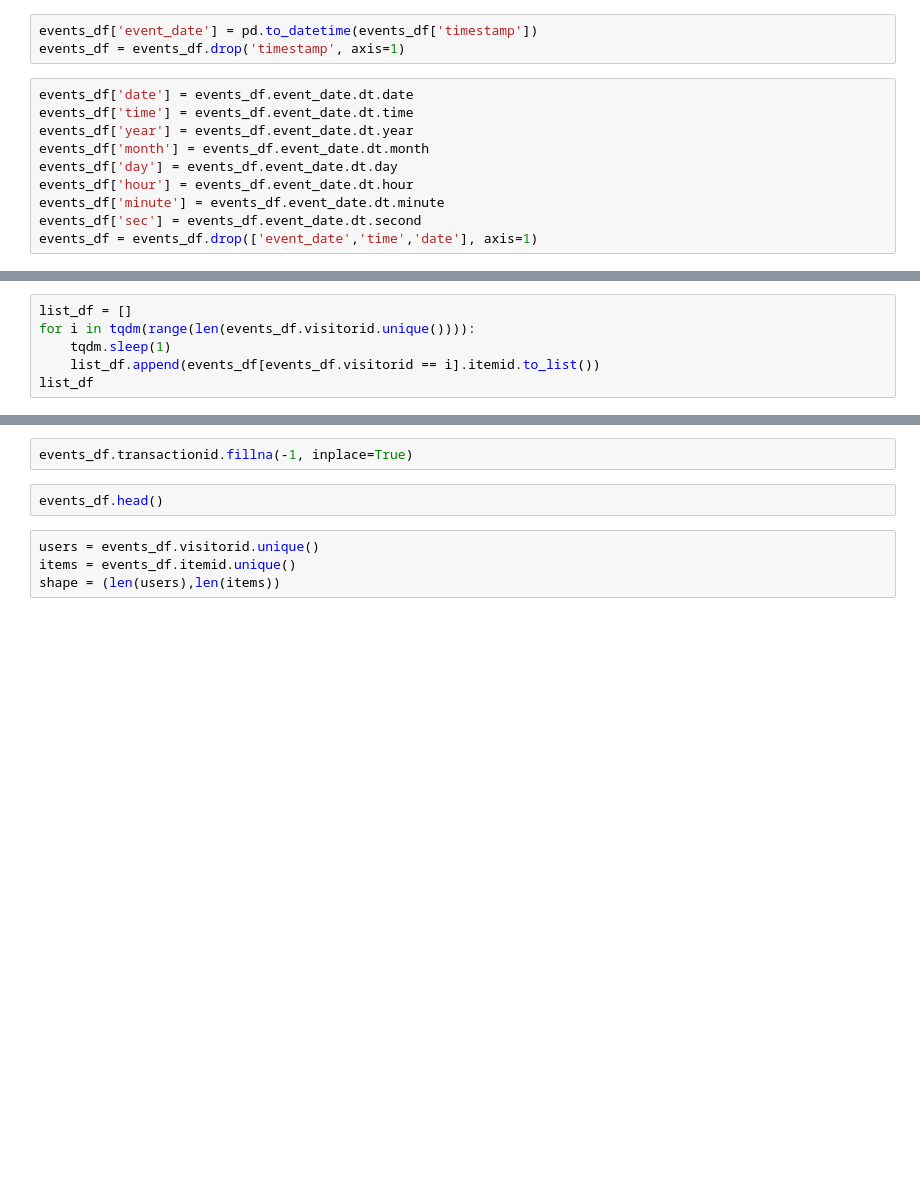
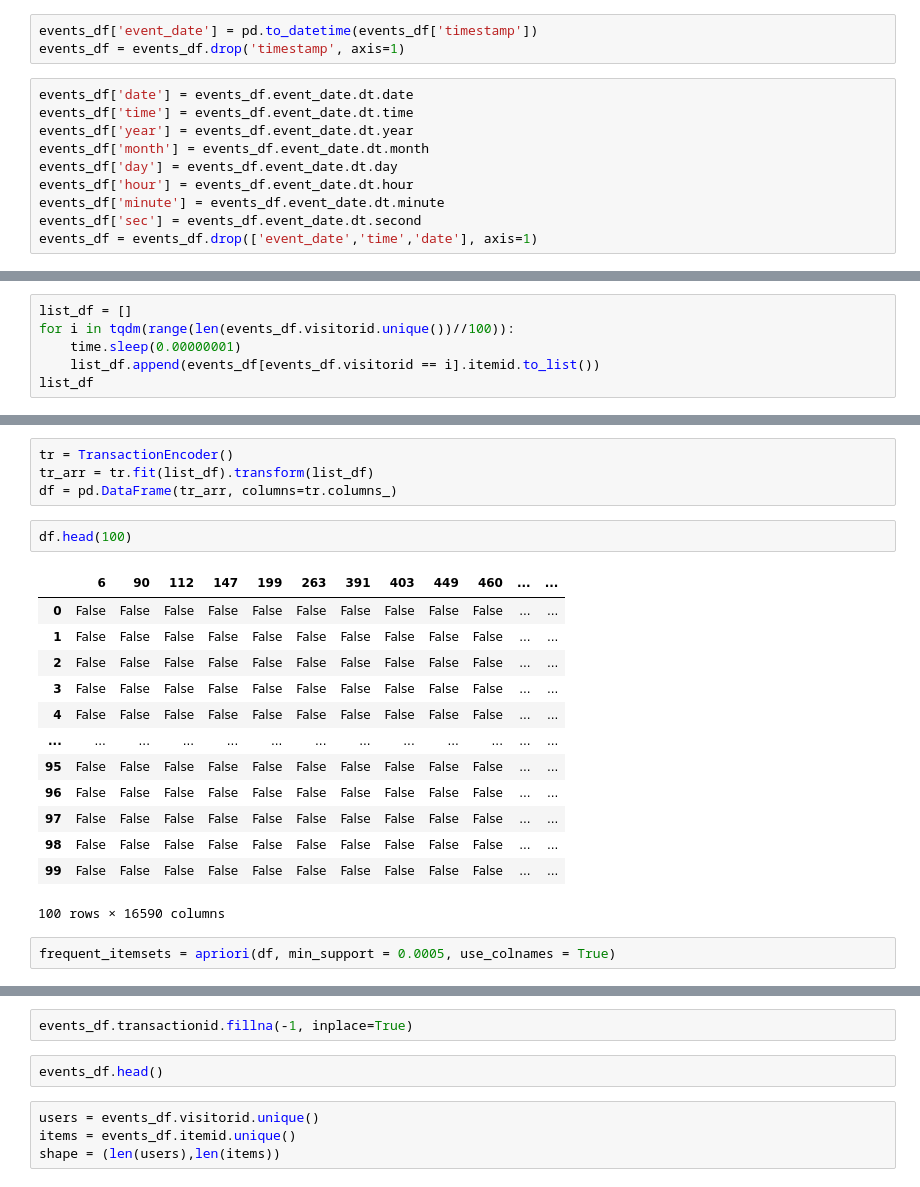
Before and after one commit to SergKornev/SBRS, a Jupyter notebook: preprocessing.ipynb, the cells around one changed output, grey strips where cells are left out. Drawn from its saved outputs; the diff is of its cells as text; blank space fills up the shorter version.

```diff
--- a/preprocessing.ipynb
+++ b/preprocessing.ipynb
@@ -55,6 +104,6 @@ new.head(10000)
 # %%
 list_df = []
-for i in tqdm(range(len(events_df.visitorid.unique()))):
-    tqdm.sleep(1)
+for i in tqdm(range(len(events_df.visitorid.unique())//100)):
+    time.sleep(0.00000001)
     list_df.append(events_df[events_df.visitorid == i].itemid.to_list())
 list_df
@@ -60,0 +128,22 @@ list_df
+# %%
+tr = TransactionEncoder()
+tr_arr = tr.fit(list_df).transform(list_df)
+df = pd.DataFrame(tr_arr, columns=tr.columns_)
+# %%
+df.head(100)
+# %% [output]
+|  | 6 | 90 | 112 | 147 | 199 | 263 | 391 | 403 | 449 | 460 | ... | ... |
+| 0 | False | False | False | False | False | False | False | False | False | False | ... | ... |
+| 1 | False | False | False | False | False | False | False | False | False | False | ... | ... |
+| 2 | False | False | False | False | False | False | False | False | False | False | ... | ... |
+| 3 | False | False | False | False | False | False | False | False | False | False | ... | ... |
+| 4 | False | False | False | False | False | False | False | False | False | False | ... | ... |
+| ... | ... | ... | ... | ... | ... | ... | ... | ... | ... | ... | ... | ... |
+| 95 | False | False | False | False | False | False | False | False | False | False | ... | ... |
+| 96 | False | False | False | False | False | False | False | False | False | False | ... | ... |
+| 97 | False | False | False | False | False | False | False | False | False | False | ... | ... |
+| 98 | False | False | False | False | False | False | False | False | False | False | ... | ... |
+| 99 | False | False | False | False | False | False | False | False | False | False | ... | ... |
+100 rows × 16590 columns
+# %%
+frequent_itemsets = apriori(df, min_support = 0.0005, use_colnames = True)
```
Also changed, not shown: parts of 10 cells of this notebook, 2 other files.
